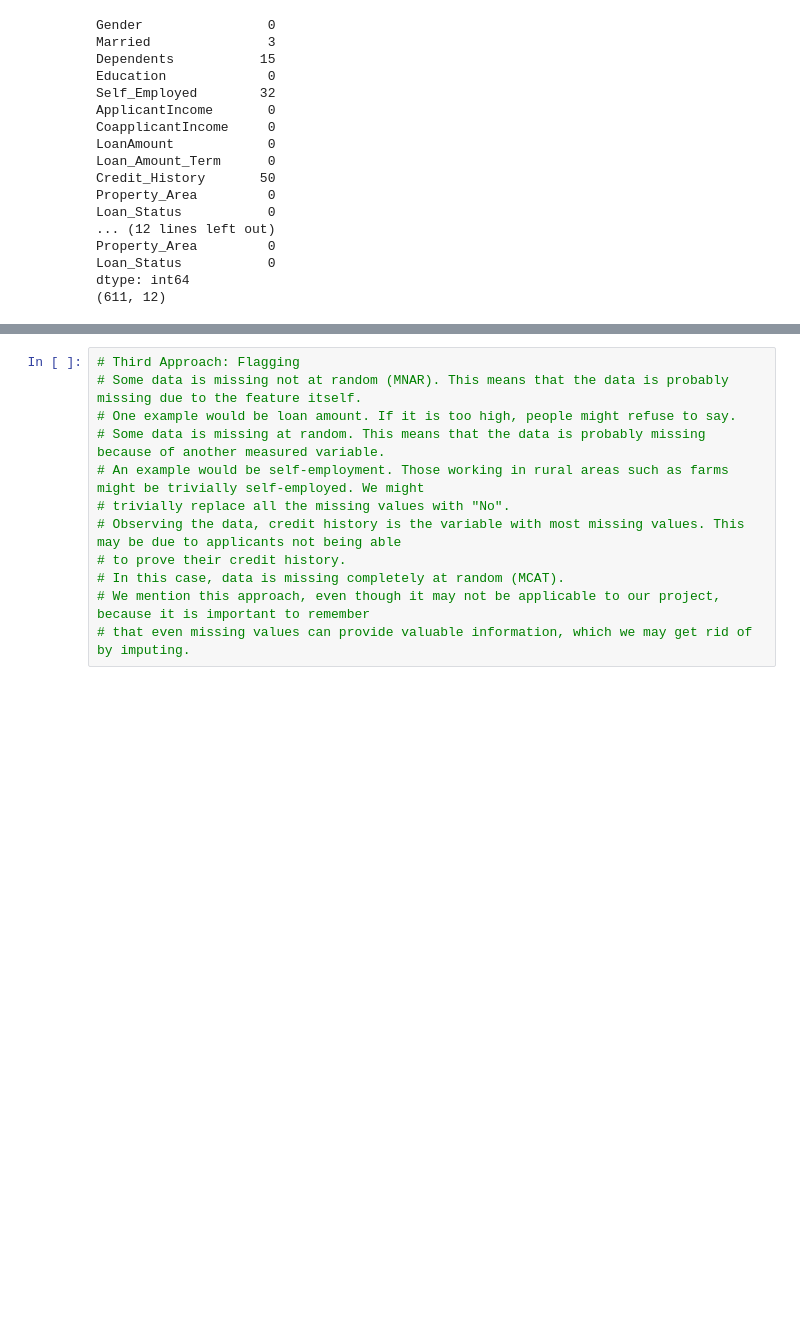
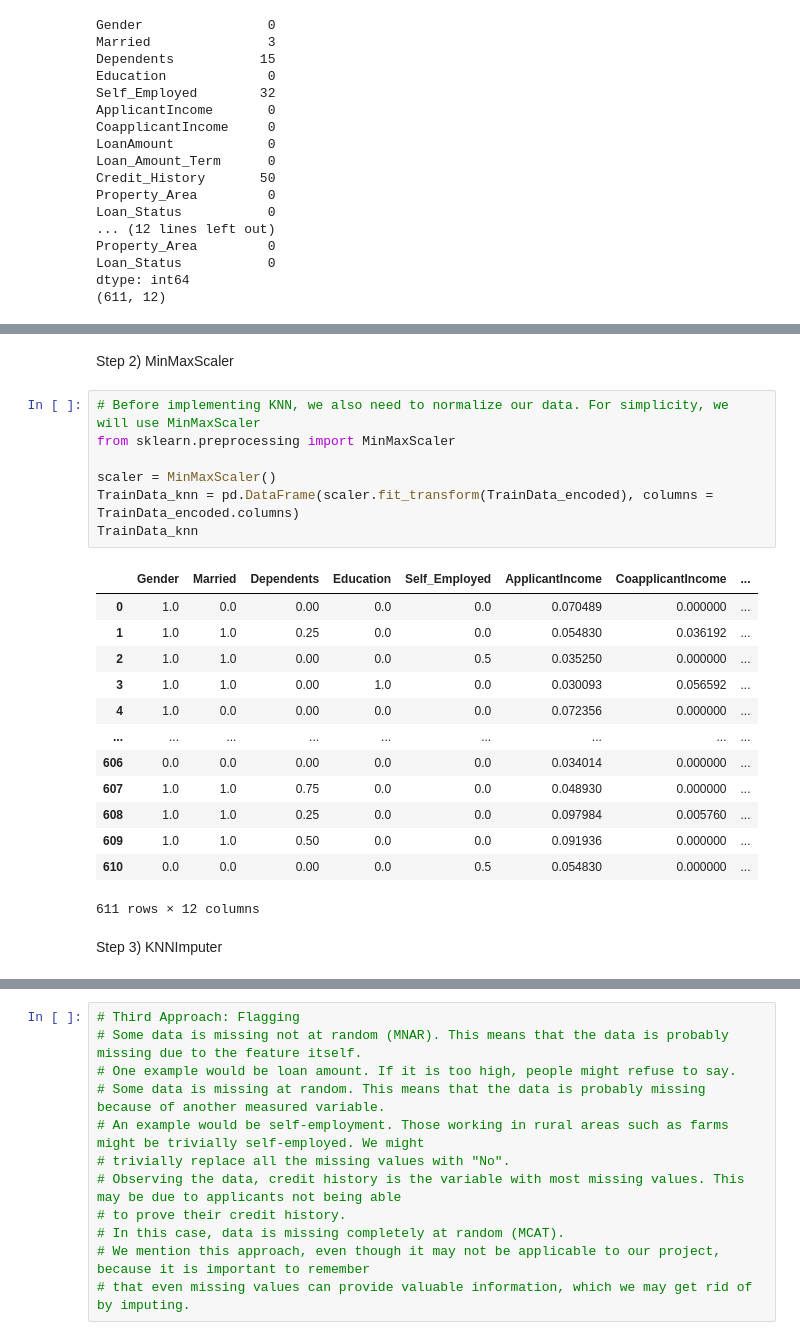
Before and after one commit to PerfectionistAF/Loan-Prediction, a Jupyter notebook: our work/to submit.ipynb, the cells around one changed output, grey strips where cells are left out. Cells and saved outputs as stored; diff of their text form; blank space fills up the shorter version.

```diff
--- a/our work/to submit.ipynb
+++ b/our work/to submit.ipynb
@@ -380,0 +483,25 @@ dtype: int64
+# %% [markdown]
+Step 2) MinMaxScaler
+# %%
+# Before implementing KNN, we also need to normalize our data. For simplicity, we will use MinMaxScaler
+from sklearn.preprocessing import MinMaxScaler
+
+scaler = MinMaxScaler()
+TrainData_knn = pd.DataFrame(scaler.fit_transform(TrainData_encoded), columns = TrainData_encoded.columns)
+TrainData_knn
+# %% [output]
+|  | Gender | Married | Dependents | Education | Self_Employed | ApplicantIncome | CoapplicantIncome | ... |
+| 0 | 1.0 | 0.0 | 0.00 | 0.0 | 0.0 | 0.070489 | 0.000000 | ... |
+| 1 | 1.0 | 1.0 | 0.25 | 0.0 | 0.0 | 0.054830 | 0.036192 | ... |
+| 2 | 1.0 | 1.0 | 0.00 | 0.0 | 0.5 | 0.035250 | 0.000000 | ... |
+| 3 | 1.0 | 1.0 | 0.00 | 1.0 | 0.0 | 0.030093 | 0.056592 | ... |
+| 4 | 1.0 | 0.0 | 0.00 | 0.0 | 0.0 | 0.072356 | 0.000000 | ... |
+| ... | ... | ... | ... | ... | ... | ... | ... | ... |
+| 606 | 0.0 | 0.0 | 0.00 | 0.0 | 0.0 | 0.034014 | 0.000000 | ... |
+| 607 | 1.0 | 1.0 | 0.75 | 0.0 | 0.0 | 0.048930 | 0.000000 | ... |
+| 608 | 1.0 | 1.0 | 0.25 | 0.0 | 0.0 | 0.097984 | 0.005760 | ... |
+| 609 | 1.0 | 1.0 | 0.50 | 0.0 | 0.0 | 0.091936 | 0.000000 | ... |
+| 610 | 0.0 | 0.0 | 0.00 | 0.0 | 0.5 | 0.054830 | 0.000000 | ... |
+611 rows × 12 columns
+# %% [markdown]
+Step 3) KNNImputer
```
Also changed, not shown: parts of 6 cells of this notebook, 1 other file.
